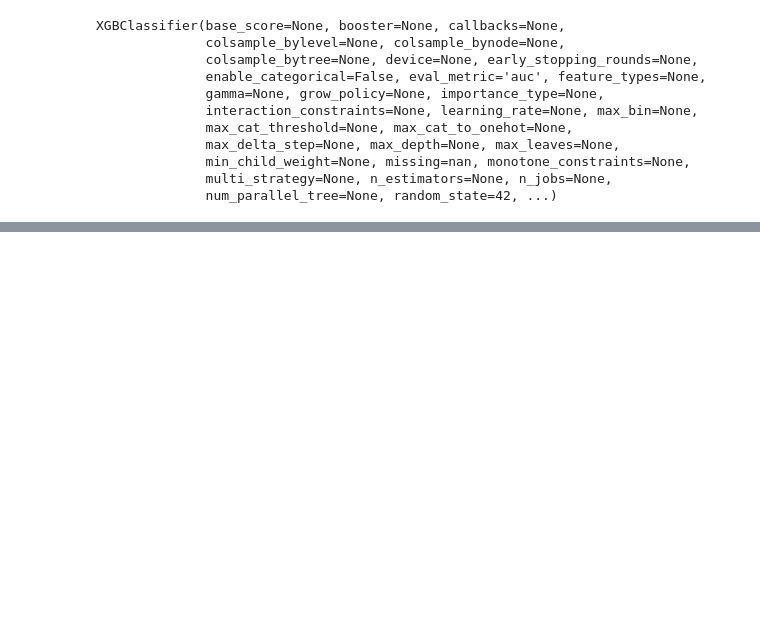
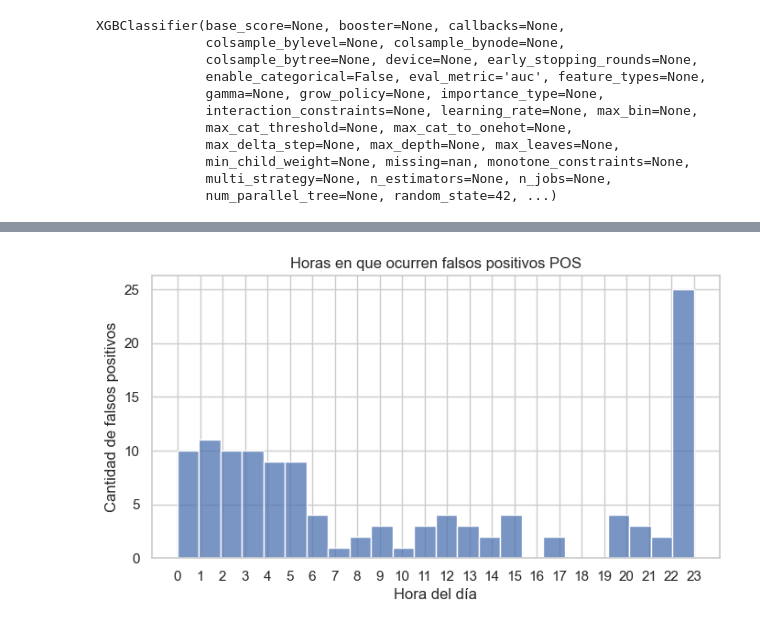
Before and after one commit to ManuelR11/Convenio_PlusTi_SECURITY_DATA_SCIENCE, a Jupyter notebook: PlusIt.ipynb, the cells around one changed output, grey strips where cells are left out. Saved outputs shown, nothing was run; the diff lists cells and outputs as text; code cells hidden in the pictures; blank space fills up the shorter version.

```diff
--- a/PlusIt.ipynb
+++ b/PlusIt.ipynb
@@ -196,3 +225,24 @@ F1 Score: 0.32230439859867654
+# %%
+# Asegurarse de tener los mismos índices que X_test en el df original
+df_test = df.loc[X_test.index]  # df debe ser el DataFrame original cargado
+
+# Filtrar solo transacciones POS del conjunto de prueba
+df_test_pos = df_test[df_test['category'].str.contains('pos', na=False)]
+
+# Falsos positivos: transacciones legítimas clasificadas como fraude
+fp_pos = df_test_pos[(y_test == 0) & (y_pred == 1)]
+
+# Visualización
+plt.figure(figsize=(8, 4))
+sns.histplot(fp_pos['hour'], bins=24)
+plt.title("Horas en que ocurren falsos positivos POS")
+plt.xlabel("Hora del día")
+plt.ylabel("Cantidad de falsos positivos")
+plt.xticks(range(0, 24))
+plt.grid(True)
+plt.show()
+# %% [output]
+[figure, added]
 # %%
 xgb.plot_importance(model, importance_type='gain')
 plt.title("Importancia de características")
```
Also changed, not shown: parts of 37 cells of this notebook.
